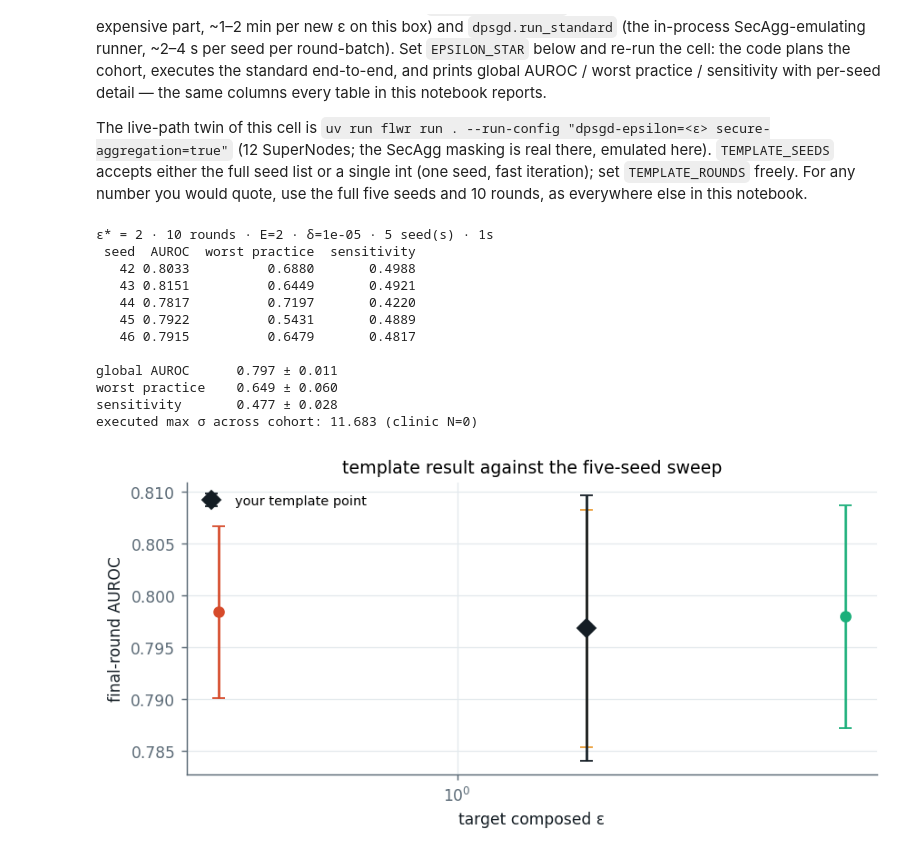
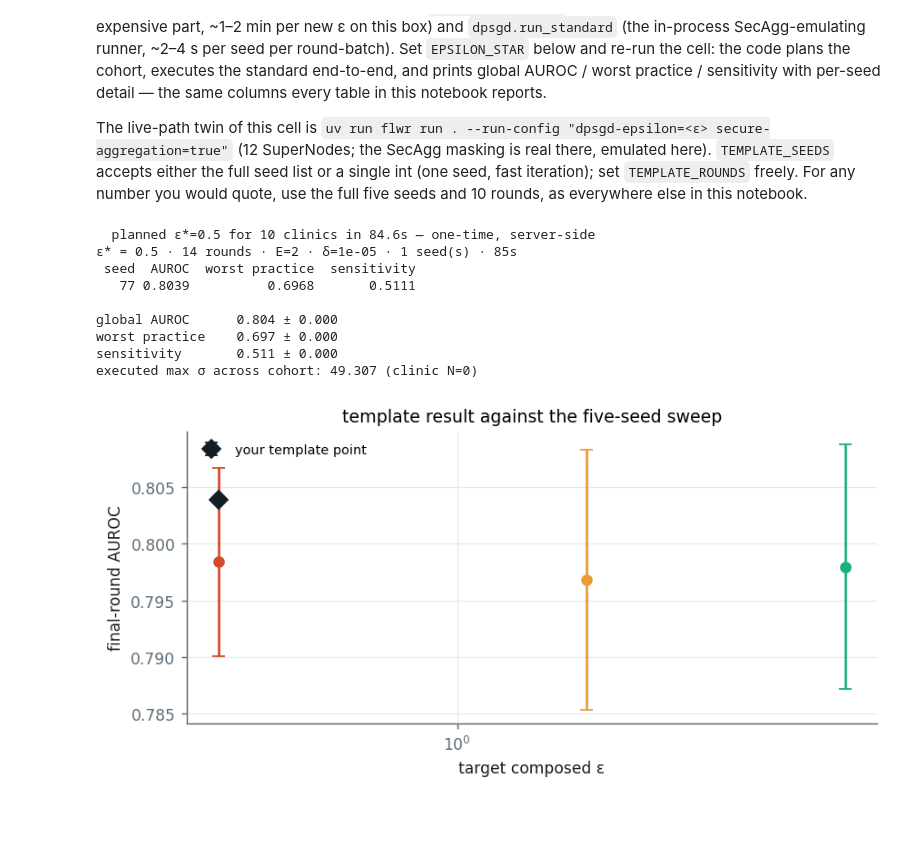
Before and after one commit to andytai7/FL-CKD-Flower, a Jupyter notebook: notebooks/03_dpsgd_secagg_standard.ipynb, the cells around one changed output. Cells and saved outputs as stored; diff of their text form; code cells hidden in the pictures; blank space fills up the shorter version.

```diff
--- a/notebooks/03_dpsgd_secagg_standard.ipynb
+++ b/notebooks/03_dpsgd_secagg_standard.ipynb
@@ -912,9 +912,9 @@ seeds and 10 rounds, as everywhere else in this notebook.
 import time  # standalone-safe: also imported in §1
 
 # ═══════════════ ADJUST ME ═══════════════
-EPSILON_STAR = 2.0        # target composed ε per clinic (deployment choice)
-TEMPLATE_SEEDS = SEEDS    # a LIST of seeds — or one seed as a plain int, e.g. 77
-TEMPLATE_ROUNDS = 10      # 10 is the repo default; curves above show convergence by ~6
+EPSILON_STAR = 0.5       # target composed ε per clinic (deployment choice)
+TEMPLATE_SEEDS = 77    # a LIST of seeds — or one seed as a plain int, e.g. 77
+TEMPLATE_ROUNDS = 14      # 10 is the repo default; curves above show convergence by ~6
 # ═════════════════════════════════════════
 
 # int is legal here: treat a bare number as "that one seed"
@@ -934,41 +934,38 @@ for seed in SEEDS_NOW:
                    'AUROC': float(final_r.get('auc', float('nan'))),
                    'worst practice': float(final_r.get('auc_worst', float('nan'))),
                    'sensitivity': float(final_r.get('sensitivity', float('nan')))})
 
 tpl = pd.DataFrame(rows_t)
 print(f'ε* = {EPSILON_STAR:g} · {TEMPLATE_ROUNDS} rounds · E={EPOCHS} · δ={DELTA:g} · '
       f'{len(SEEDS_NOW)} seed(s) · {time.time() - t0_tpl:.0f}s')
 print(tpl.round(4).to_string(index=False))
 print()
 print(f'global AUROC      {tpl["AUROC"].mean():.3f} ± {tpl["AUROC"].std(ddof=0):.3f}')
 print(f'worst practice    {tpl["worst practice"].mean():.3f} ± {tpl["worst practice"].std(ddof=0):.3f}')
 print(f'sensitivity       {tpl["sensitivity"].mean():.3f} ± {tpl["sensitivity"].std(ddof=0):.3f}')
 print(f'executed max σ across cohort: {max(pl.sigma for pl in plans_t):.3f} '
       f'(clinic N={max(range(len(plans_t)), key=lambda k: plans_t[k].sigma)})')
 
 # quick glance: final-round point against the §6 sweep rows
 fig, ax = plt.subplots(figsize=(6.8, 3.4))
 for r in SWEEP:
     if r['target_epsilon'] is not None:
         ax.errorbar([r['target_epsilon']], [r['auc_mean']], yerr=[r['auc_std']],
                     fmt='o', ms=6, capsize=4, color=eps_color(r['target_epsilon']))
 ax.errorbar([EPSILON_STAR], [tpl['AUROC'].mean()], yerr=[tpl['AUROC'].std()],
             fmt='D', ms=8, capsize=4, color=INK, label='your template point')
 ax.set_xscale('symlog', linthresh=1.0)
 ax.set_xlabel('target composed ε'); ax.set_ylabel('final-round AUROC')
 ax.set_title('template result against the five-seed sweep')
 ax.legend(fontsize=8, frameon=False); fig.tight_layout(); plt.show()
 # %% [output]
-ε* = 2 · 10 rounds · E=2 · δ=1e-05 · 5 seed(s) · 1s
+  planned ε*=0.5 for 10 clinics in 84.6s — one-time, server-side
+ε* = 0.5 · 14 rounds · E=2 · δ=1e-05 · 1 seed(s) · 85s
  seed  AUROC  worst practice  sensitivity
-   42 0.8033          0.6880       0.4988
-   43 0.8151          0.6449       0.4921
-   44 0.7817          0.7197       0.4220
-   45 0.7922          0.5431       0.4889
-   46 0.7915          0.6479       0.4817
+   77 0.8039          0.6968       0.5111
 
-global AUROC      0.797 ± 0.011
-worst practice    0.649 ± 0.060
-sensitivity       0.477 ± 0.028
-executed max σ across cohort: 11.683 (clinic N=0)
+global AUROC      0.804 ± 0.000
+worst practice    0.697 ± 0.000
+sensitivity       0.511 ± 0.000
+executed max σ across cohort: 49.307 (clinic N=0)
-[figure, old version]
+[figure, new version]
```
Also changed, not shown: parts of 2 cells of this notebook.
